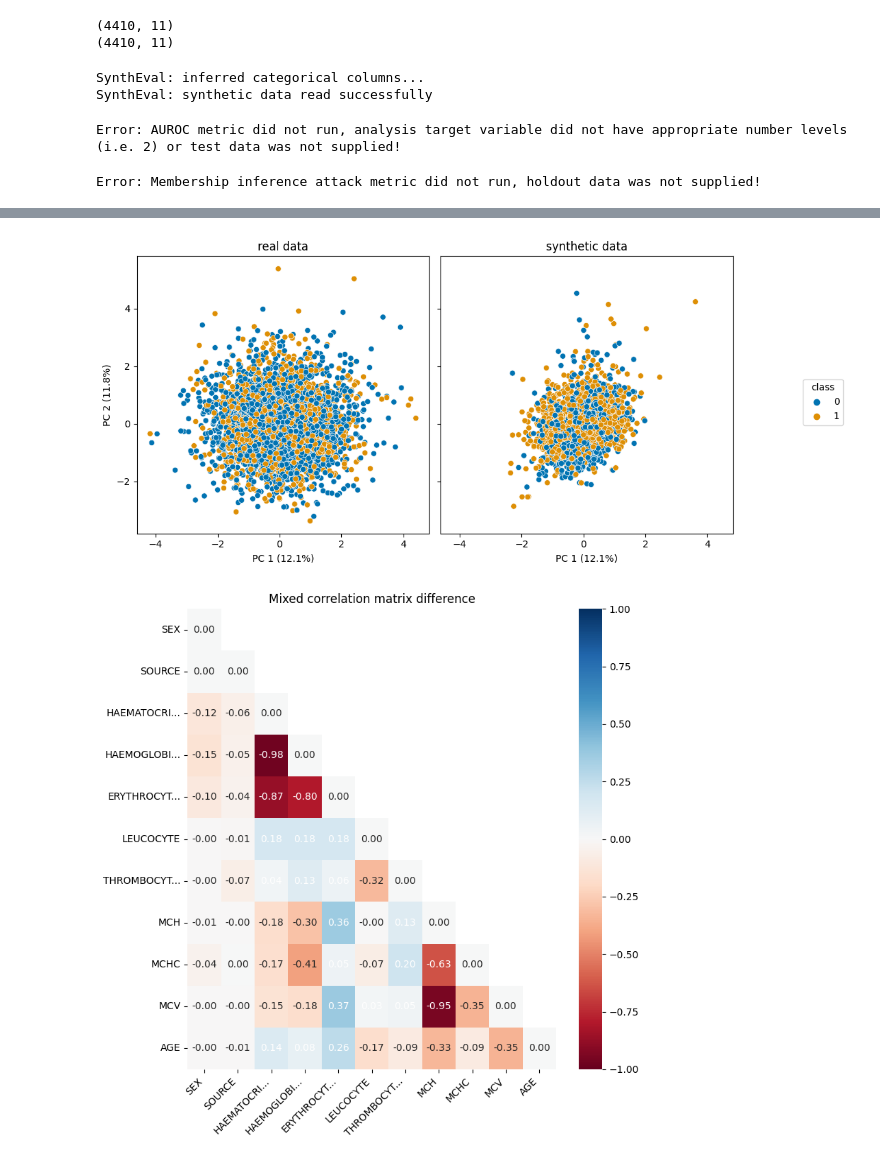
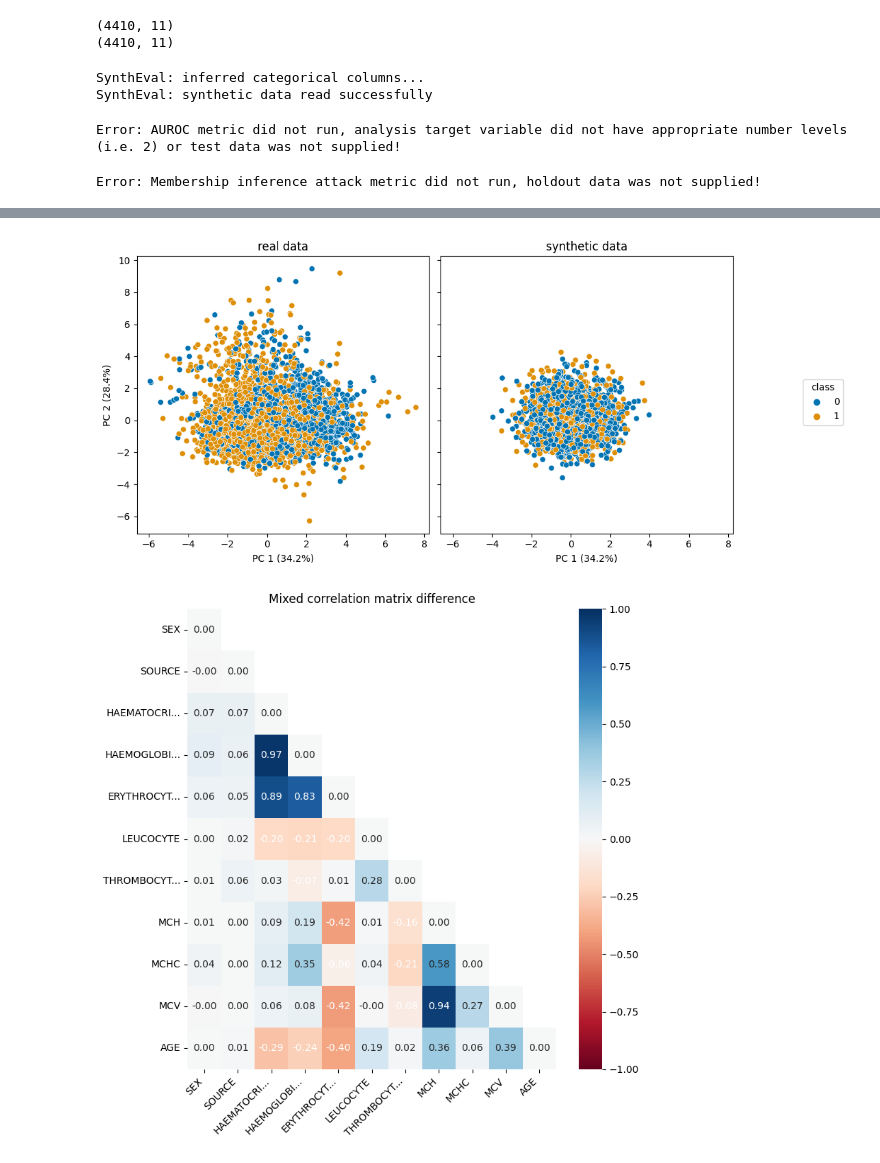
Before and after one commit to Ayfred/dissertation_maxime_mu, a Jupyter notebook: syntheval/SynthEval_Ctgan_Data2.ipynb, the cells around one changed output, grey strips where cells are left out. Drawn from its saved outputs; the diff is of its cells as text; code cells hidden in the pictures.

```diff
--- a/syntheval/SynthEval_Ctgan_Data2.ipynb
+++ b/syntheval/SynthEval_Ctgan_Data2.ipynb
@@ -55,8 +55,8 @@ original_data_test = original_data.iloc[int(0.8 * len(original_data)):]
 # %%
 from syntheval import SynthEval
 
-evaluator = SynthEval(generated_data)
-_ = evaluator.evaluate(original_data_train, 'SOURCE', "full_eval")
+evaluator = SynthEval(original_data)
+_ = evaluator.evaluate(generated_data, 'SOURCE', "full_eval")
 # %% [output]
 SynthEval: inferred categorical columns...
 SynthEval: synthetic data read successfully
@@ -83,2 +83,2 @@ Utility metric description                    value   error
-[figure, old version]
+[figure, new version]
-[figure, old version]
+[figure, new version]
```
Also changed, not shown: parts of 1 cell of this notebook, 31 other files.
